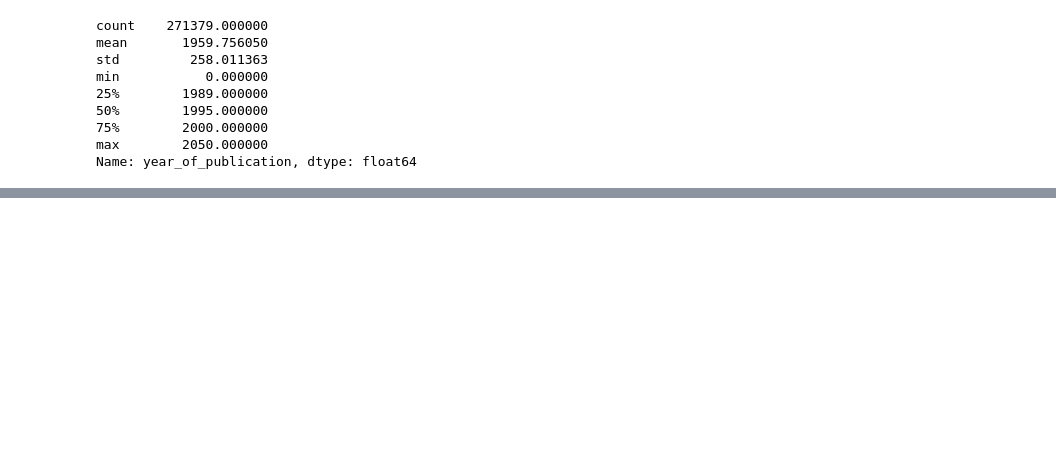
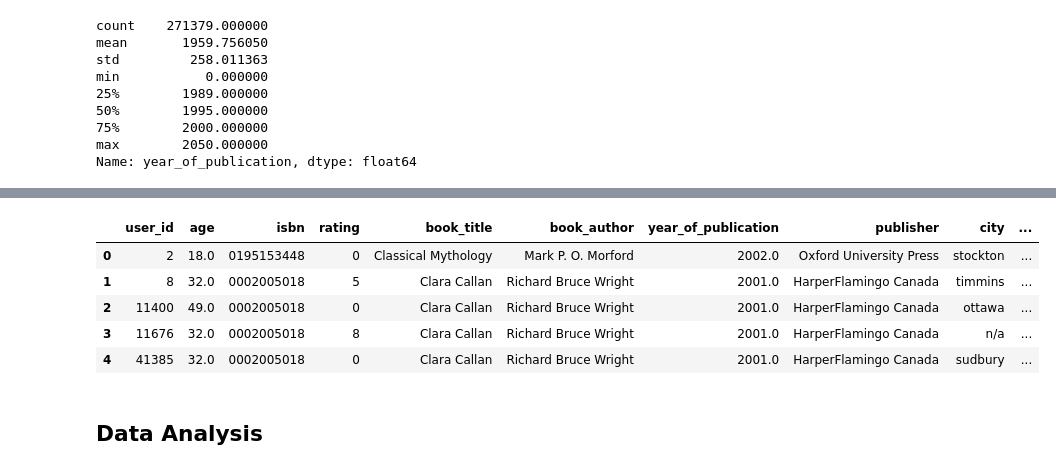
Before and after one commit to ngotruongminhdat/Final-Project--RS, a Jupyter notebook: Proccess_Data.ipynb, the cells around one changed output, grey strips where cells are left out. Drawn from its saved outputs; the diff is of its cells as text; code cells hidden in the pictures; blank space fills up the shorter version.

```diff
--- a/Proccess_Data.ipynb
+++ b/Proccess_Data.ipynb
@@ -246,0 +292,13 @@ books_df.year_of_publication = books_df.year_of_publication.fillna(round(books_d
+# %%
+# drop unneeded columns
+data = data.drop(['location','img_s','img_m','img_l'], axis = 1)
+data.head()
+# %% [output]
+|  | user_id | age | isbn | rating | book_title | book_author | year_of_publication | publisher | city | ... |
+| 0 | 2 | 18.0 | 0195153448 | 0 | Classical Mythology | Mark P. O. Morford | 2002.0 | Oxford University Press | stockton | ... |
+| 1 | 8 | 32.0 | 0002005018 | 5 | Clara Callan | Richard Bruce Wright | 2001.0 | HarperFlamingo Canada | timmins | ... |
+| 2 | 11400 | 49.0 | 0002005018 | 0 | Clara Callan | Richard Bruce Wright | 2001.0 | HarperFlamingo Canada | ottawa | ... |
+| 3 | 11676 | 32.0 | 0002005018 | 8 | Clara Callan | Richard Bruce Wright | 2001.0 | HarperFlamingo Canada | n/a | ... |
+| 4 | 41385 | 32.0 | 0002005018 | 0 | Clara Callan | Richard Bruce Wright | 2001.0 | HarperFlamingo Canada | sudbury | ... |
+# %% [markdown]
+## Data Analysis
```
Also changed, not shown: parts of 6 cells of this notebook.
